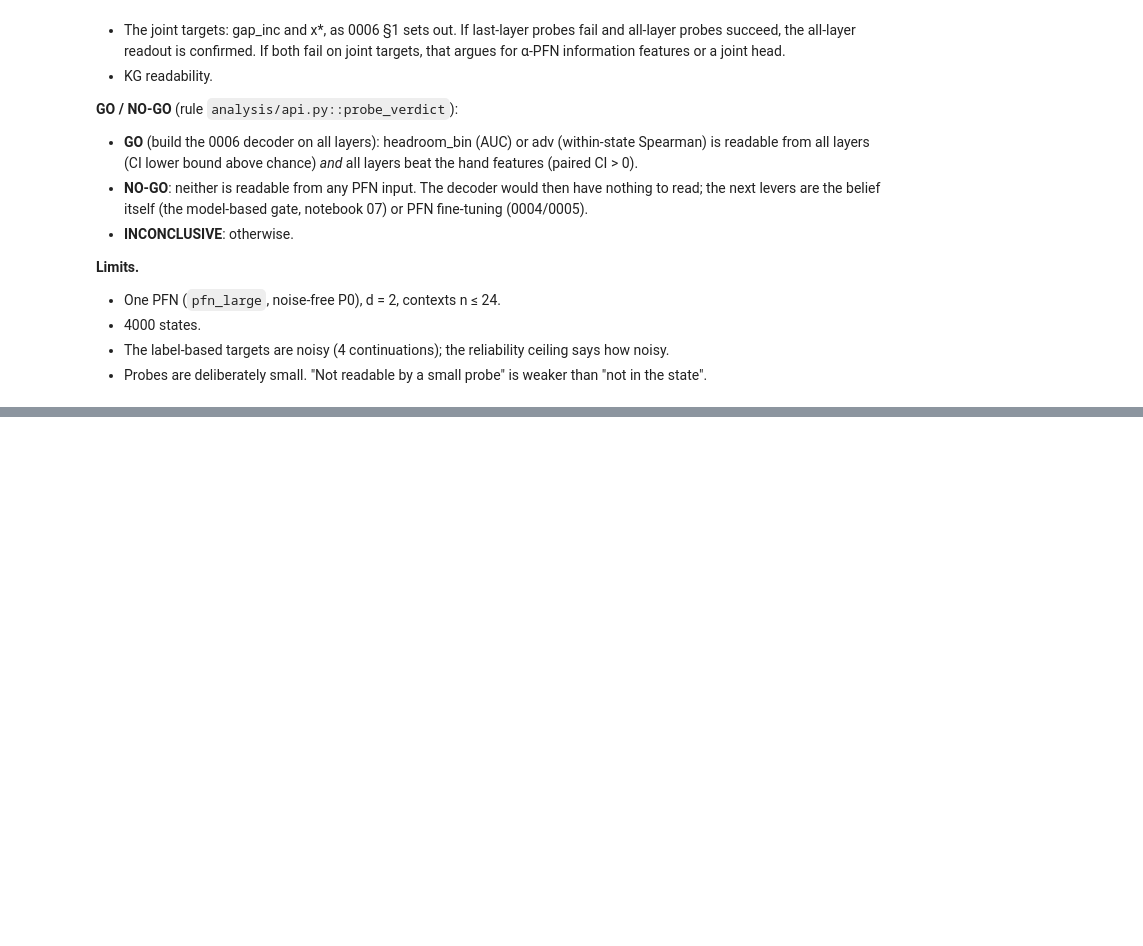
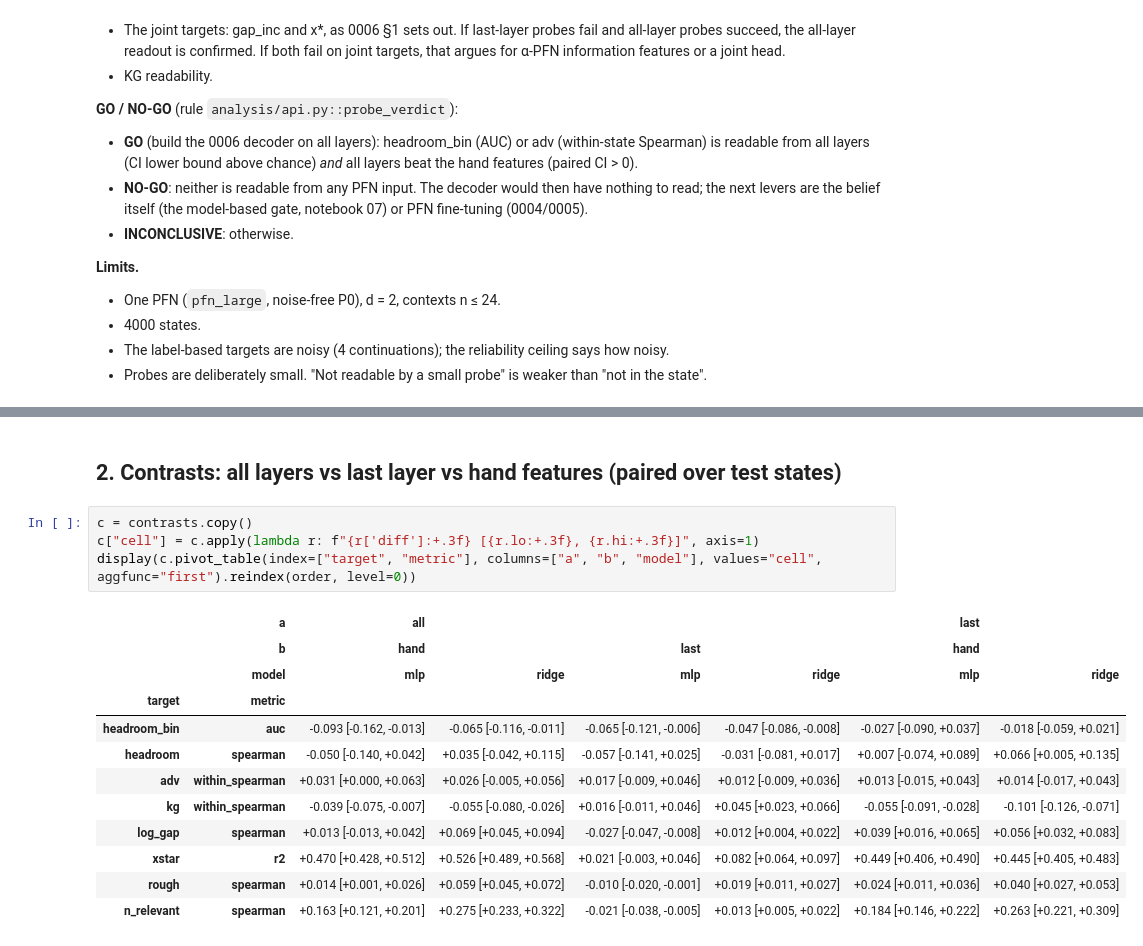
Before and after one commit to timruhkopf/anytime-acquisition, a Jupyter notebook: notebooks/08_2026-11-11_api_probe.ipynb, the cells around one changed output, grey strips where cells are left out. Cells and saved outputs as stored; diff of their text form; blank space fills up the shorter version.

```diff
--- a/notebooks/08_2026-11-11_api_probe.ipynb
+++ b/notebooks/08_2026-11-11_api_probe.ipynb
@@ -63,0 +191,19 @@ The GO / NO-GO criterion from the description, evaluated, in one line. Record it
+# %% [markdown]
+## 2. Contrasts: all layers vs last layer vs hand features (paired over test states)
+# %%
+c = contrasts.copy()
+c["cell"] = c.apply(lambda r: f"{r['diff']:+.3f} [{r.lo:+.3f}, {r.hi:+.3f}]", axis=1)
+display(c.pivot_table(index=["target", "metric"], columns=["a", "b", "model"], values="cell", aggfunc="first").reindex(order, level=0))
+# %% [output]
+|  | a | all |  |  |  | last |  |
+|  | b | hand |  | last |  | hand |  |
+|  | model | mlp | ridge | mlp | ridge | mlp | ridge |
+| target | metric |  |  |  |  |  |  |
+| headroom_bin | auc | -0.093 [-0.162, -0.013] | -0.065 [-0.116, -0.011] | -0.065 [-0.121, -0.006] | -0.047 [-0.086, -0.008] | -0.027 [-0.090, +0.037] | -0.018 [-0.059, +0.021] |
+| headroom | spearman | -0.050 [-0.140, +0.042] | +0.035 [-0.042, +0.115] | -0.057 [-0.141, +0.025] | -0.031 [-0.081, +0.017] | +0.007 [-0.074, +0.089] | +0.066 [+0.005, +0.135] |
+| adv | within_spearman | +0.031 [+0.000, +0.063] | +0.026 [-0.005, +0.056] | +0.017 [-0.009, +0.046] | +0.012 [-0.009, +0.036] | +0.013 [-0.015, +0.043] | +0.014 [-0.017, +0.043] |
+| kg | within_spearman | -0.039 [-0.075, -0.007] | -0.055 [-0.080, -0.026] | +0.016 [-0.011, +0.046] | +0.045 [+0.023, +0.066] | -0.055 [-0.091, -0.028] | -0.101 [-0.126, -0.071] |
+| log_gap | spearman | +0.013 [-0.013, +0.042] | +0.069 [+0.045, +0.094] | -0.027 [-0.047, -0.008] | +0.012 [+0.004, +0.022] | +0.039 [+0.016, +0.065] | +0.056 [+0.032, +0.083] |
+| xstar | r2 | +0.470 [+0.428, +0.512] | +0.526 [+0.489, +0.568] | +0.021 [-0.003, +0.046] | +0.082 [+0.064, +0.097] | +0.449 [+0.406, +0.490] | +0.445 [+0.405, +0.483] |
+| rough | spearman | +0.014 [+0.001, +0.026] | +0.059 [+0.045, +0.072] | -0.010 [-0.020, -0.001] | +0.019 [+0.011, +0.027] | +0.024 [+0.011, +0.036] | +0.040 [+0.027, +0.053] |
+| n_relevant | spearman | +0.163 [+0.121, +0.201] | +0.275 [+0.233, +0.322] | -0.021 [-0.038, -0.005] | +0.013 [+0.005, +0.022] | +0.184 [+0.146, +0.222] | +0.263 [+0.221, +0.309] |
```
Also changed, not shown: parts of 12 cells of this notebook, 13 other files.
